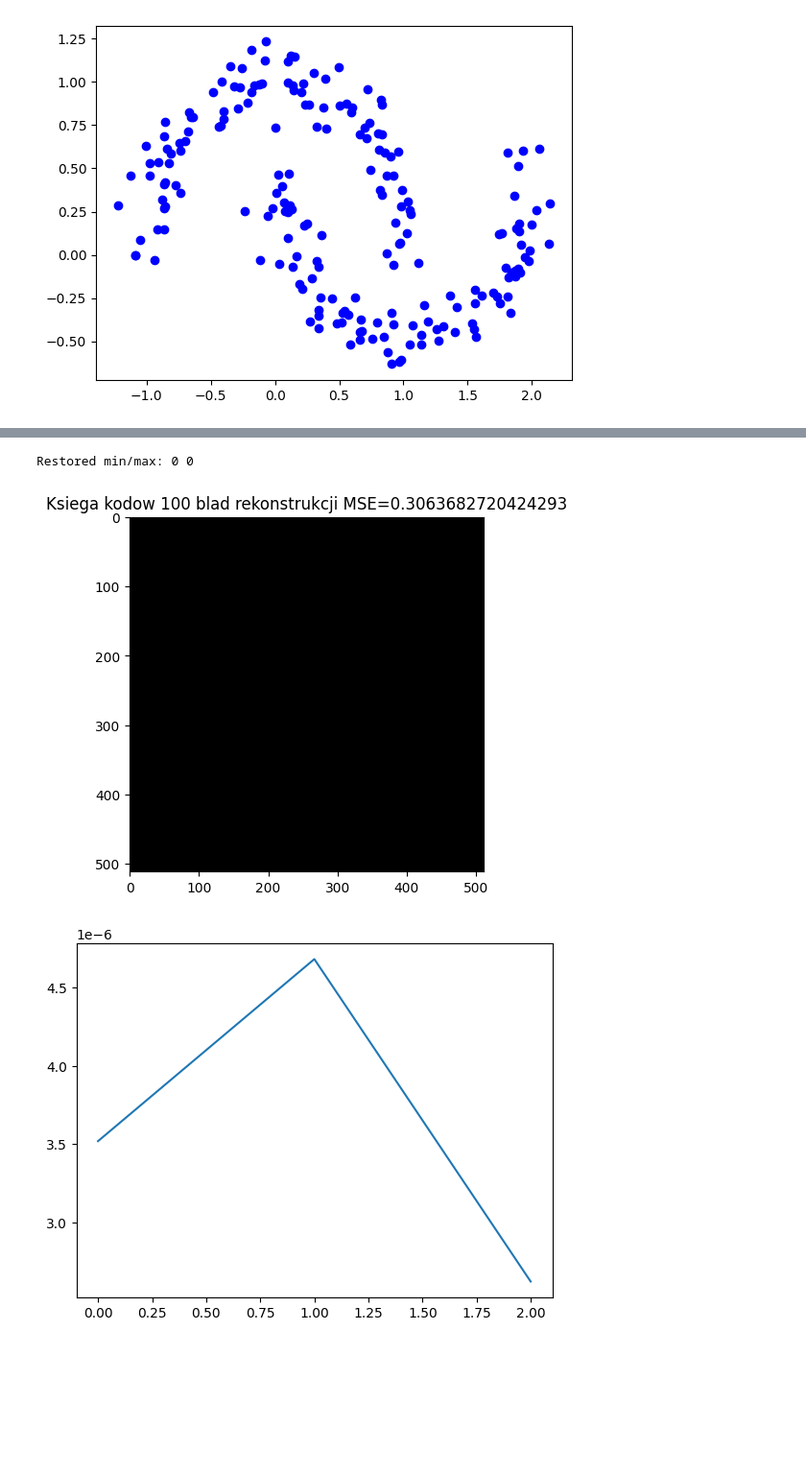
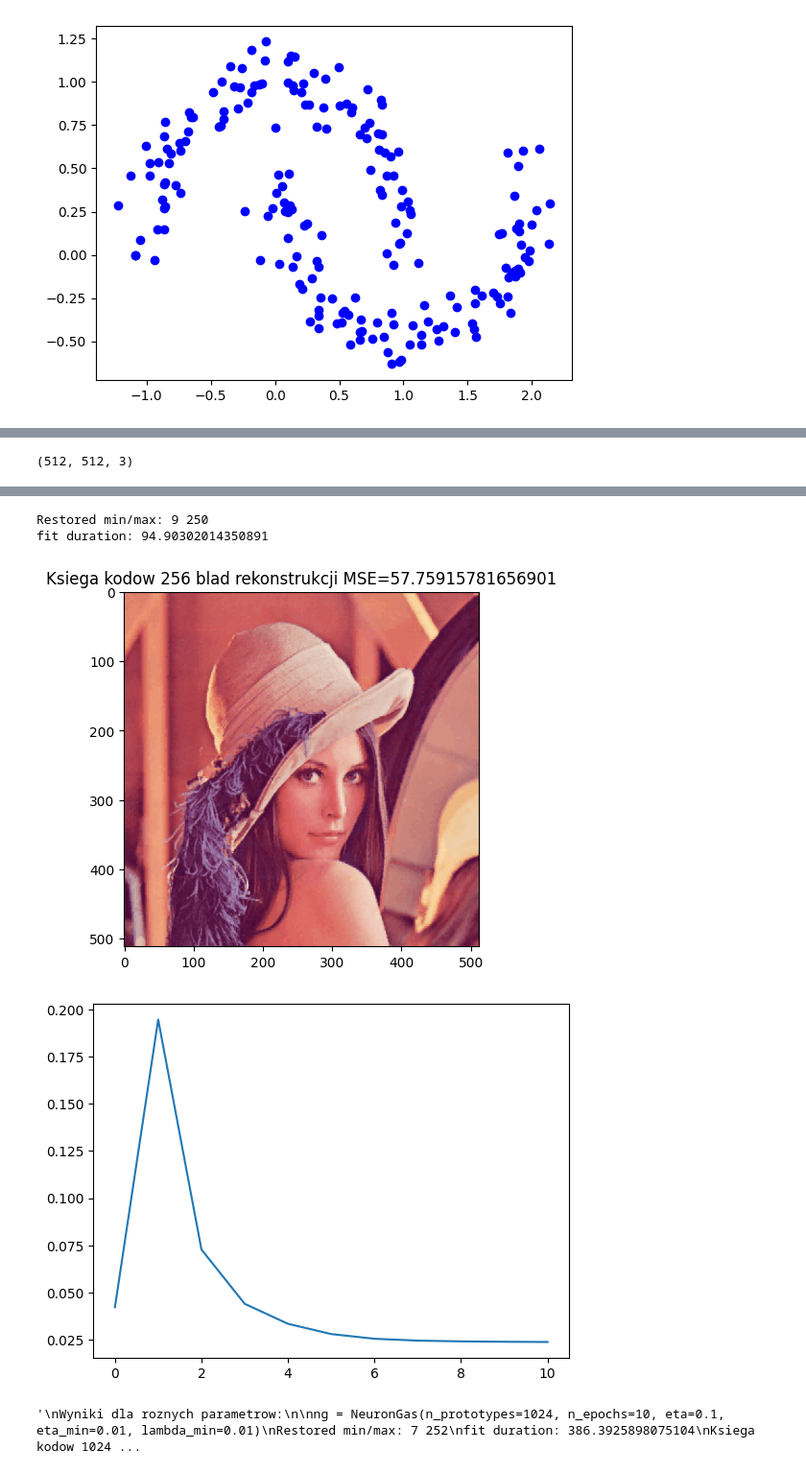
Before and after one commit to IS-UMK/ssn-lab-06-neural-gas-Elgrot, a Jupyter notebook: 06_vq.ipynb, the cells around one changed output, grey strips where cells are left out. Shown at 96% size. Drawn from its saved outputs; the diff is of its cells as text; code cells hidden in the pictures; blank space fills up the shorter version.

```diff
--- a/06_vq.ipynb
+++ b/06_vq.ipynb
@@ -373,7 +373,7 @@ class NeuronGas(VQ1):
         self.init_prototypes(X)       # 1. Inicjalizacja wag (prototypów)
         self.errors = [self.score(X)] # Początkowy błąd kwantyzacji
 
-        t = 0                          # 2. Czas iteracji
+        t = 1                          # 2. Czas iteracji
         T = self.n_epochs * len(X)    # Całkowita liczba iteracji
 
         etas = [self.eta]     # Lista kolejnych wartości eta(t)
@@ -385,11 +385,11 @@ class NeuronGas(VQ1):
             for x in np.random.permutation(X):
 
                 # 5. Oblicz eta(t) wg wykładniczego zmniejszania
-                eta_t = self.eta * (self.eta_min / self.eta) ** (t / T)
+                eta_t = self.eta * (self.eta_min / etas[0]) ** (t / T)
                 etas.append(eta_t)
 
                 # 6. Oblicz lambda(t) wg wykładniczego zmniejszania
-                lambda_t = self.n_prototypes * (self.lambda_min / self.n_prototypes) ** (t / T)
+                lambda_t = lambdas[0] * (self.lambda_min / lambdas[0]) ** (t / T)
                 lambdas.append(lambda_t)
 
                 # 7. Uporządkuj prototypy względem odległości od x
@@ -487,31 +468,77 @@ float32
 # %%
 from utils import img_to_vectors, vectors_to_image
-# Rozwiązanie
-patch_size = (5,5)
-n_prototypes=100
+import matplotlib.pyplot as plt
+from time import time
 
-X = img_to_vectors(image.astype(np.float32), patch_size)
+image = plt.imread('dane/Lenna.png')
+print(image.shape)
+
+image = (image * 255).astype('uint8')
+
+patch_size = (3,3)
+n_prototypes=256
+
+
+X = img_to_vectors(image, patch_size)
 X = X / 255 # 'rzutowanie' na double
 
 plt.imshow(image)
 plt.title("Oryginal")
 plt.show()
 
-ng = NeuronGas(n_prototypes=n_prototypes, n_epochs=2, eta=0.3, eta_min=0.1, lambda_min=2.0)
+ng = NeuronGas(n_prototypes=n_prototypes, n_epochs=10, eta=0.1, eta_min=0.01, lambda_min=0.01)
+t = time()
 ng.fit(X)
+duration = time() - t
 pred = ng.predict(X)
 # print(ng.prototypes[pred])
 restored_img = vectors_to_image(ng.prototypes[pred]*255, img_shape=image.shape, patch_size=patch_size)
 print("Restored min/max:", restored_img.min(), restored_img.max())
-
+print(f"fit duration: {duration}")
 plt.imshow(restored_img)
 plt.title(f"Ksiega kodow {n_prototypes} blad rekonstrukcji MSE={mse(image, restored_img)}")
 plt.show()
 
 plt.plot(range(len(ng.errors)), ng.errors)
 plt.show()
+"""
+Wyniki dla roznych parametrow n_prototypes i n_epochs:
+
+ng = NeuronGas(n_prototypes=1024, n_epochs=10, eta=0.1, eta_min=0.01, lambda_min=0.01)
+Restored min/max: 7 252
+fit duration: 386.3925898075104
+Ksiega kodow 1024 blad rekonstrukcji MSE=41.998
+
+ng = NeuronGas(n_prototypes=1024, n_epochs=5, eta=0.1, eta_min=0.01, lambda_min=0.01)
+Restored min/max: 7 250
+fit duration: 191.57659792900085
+Ksiega kodow 1024 blad rekonstrukcji MSE=46.369
+
+ng = NeuronGas(n_prototypes=512, n_epochs=10, eta=0.1, eta_min=0.01, lambda_min=0.01)
+Restored min/max: 7 251
+fit duration: 190.64929103851318
+Ksiega kodow 512 blad rekonstrukcji MSE=48.790
+
+ng = NeuronGas(n_prototypes=512, n_epochs=5, eta=0.1, eta_min=0.01, lambda_min=0.01)
+Restored min/max: 7 250
+fit duration: 96.27541518211365
+Ksiega kodow 512 blad rekonstrukcji MSE=52.044
+
+ng = NeuronGas(n_prototypes=256, n_epochs=10, eta=0.1, eta_min=0.01, lambda_min=0.01)
+Restored min/max: 9 250
+fit duration: 94.90302014350891
+Ksiega kodow 512 blad rekonstrukcji MSE=57.759
+
+ng = NeuronGas(n_prototypes=256, n_epochs=5, eta=0.1, eta_min=0.01, lambda_min=0.01)
+Restored min/max: 9 250
+fit duration: 47.84763813018799
+Ksiega kodow 256 blad rekonstrukcji MSE=60.232
+"""
 # %% [output]
+(512, 512, 3)
 [figure]
-Restored min/max: 0 0
+Restored min/max: 9 250
+fit duration: 94.90302014350891
-[figure, old version]
+[figure, new version]
-[figure, old version]
+[figure, new version]
+'\nWyniki dla roznych parametrow:\n\nng = NeuronGas(n_prototypes=1024, n_epochs=10, eta=0.1, eta_min=0.01, lambda_min=0.01)\nRestored min/max: 7 252\nfit duration: 386.3925898075104\nKsiega kodow 1024 ...
```
Also changed, not shown: parts of 12 cells of this notebook.
